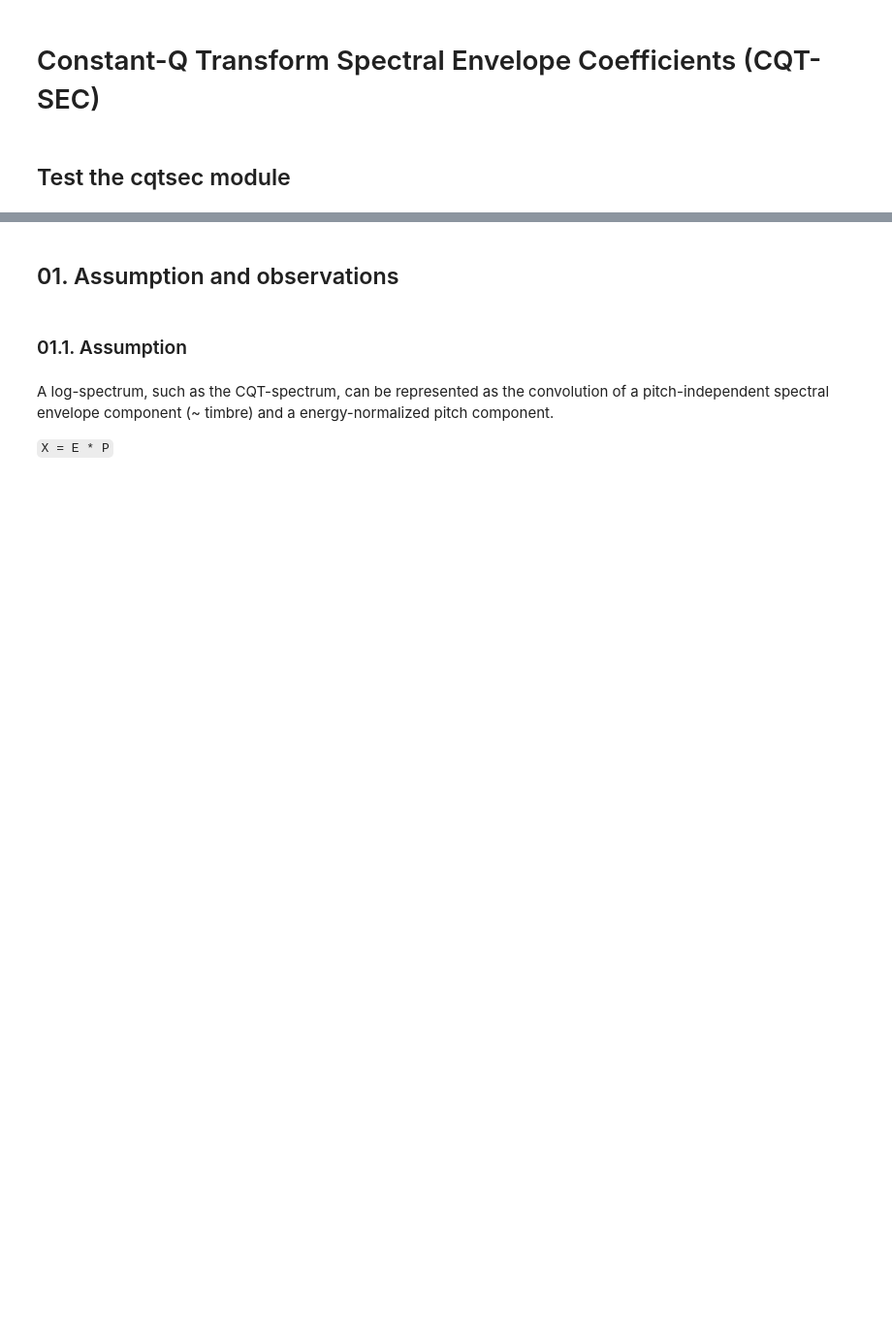
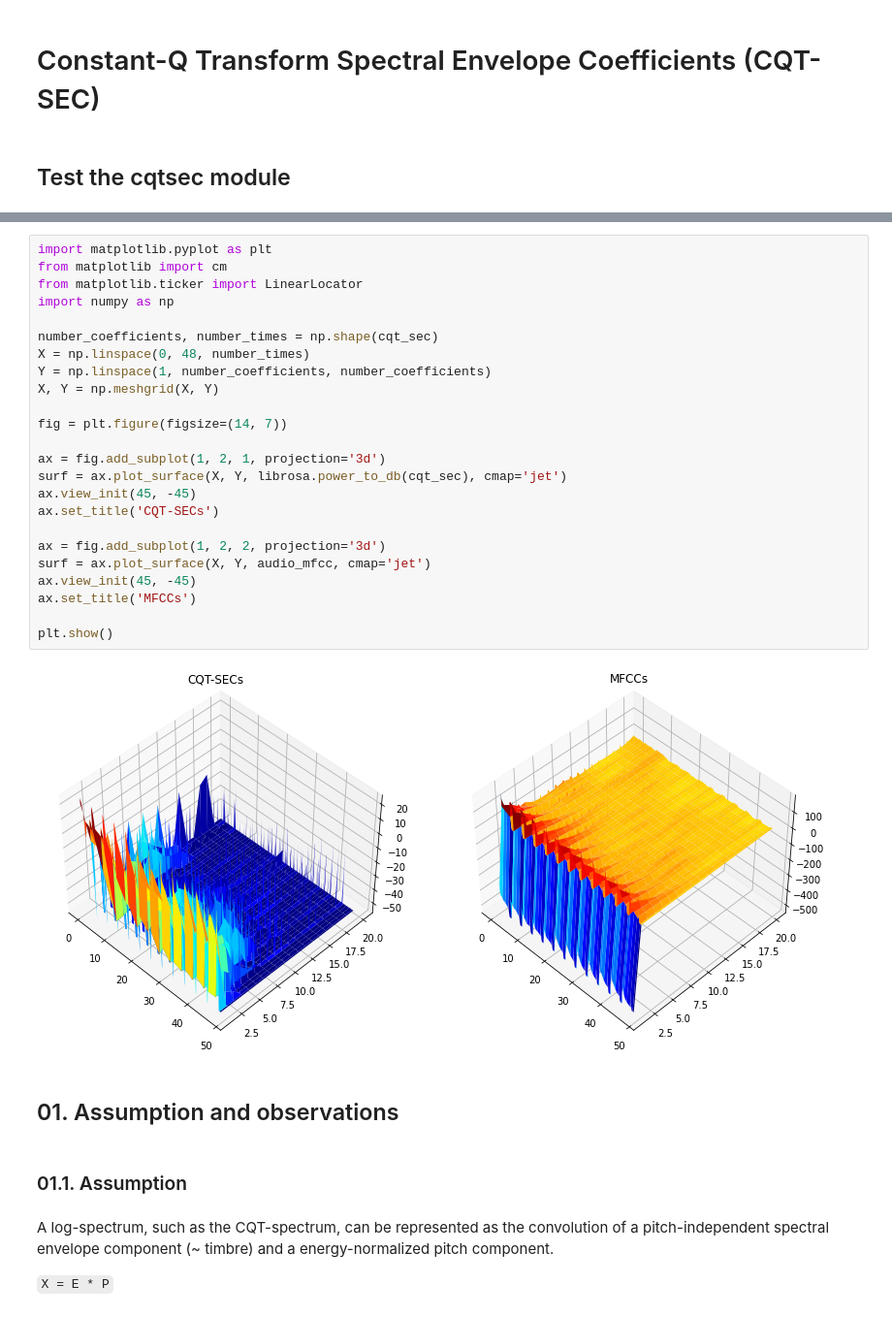
Before and after one commit to zafarrafii/CQHC-Python, a Jupyter notebook: CQT-SEC-Python.ipynb, the cells around one changed output, grey strips where cells are left out. Shown at 97% size. Drawn from its saved outputs; the diff is of its cells as text; blank space fills up the shorter version.

```diff
--- a/CQT-SEC-Python.ipynb
+++ b/CQT-SEC-Python.ipynb
@@ -148,3 +92,29 @@ plt.show()
+# %%
+import matplotlib.pyplot as plt
+from matplotlib import cm
+from matplotlib.ticker import LinearLocator
+import numpy as np
+
+number_coefficients, number_times = np.shape(cqt_sec)
+X = np.linspace(0, 48, number_times)
+Y = np.linspace(1, number_coefficients, number_coefficients)
+X, Y = np.meshgrid(X, Y)
+
+fig = plt.figure(figsize=(14, 7))
+
+ax = fig.add_subplot(1, 2, 1, projection='3d')
+surf = ax.plot_surface(X, Y, librosa.power_to_db(cqt_sec), cmap='jet')
+ax.view_init(45, -45)
+ax.set_title('CQT-SECs')
+
+ax = fig.add_subplot(1, 2, 2, projection='3d')
+surf = ax.plot_surface(X, Y, audio_mfcc, cmap='jet')
+ax.view_init(45, -45)
+ax.set_title('MFCCs')
+
+plt.show()
+# %% [output]
+[figure, added]
 # %% [markdown]
 ## 01. Assumption and observations
 # %% [markdown]
```
Also changed, not shown: parts of 2 cells of this notebook, 6 other files.
